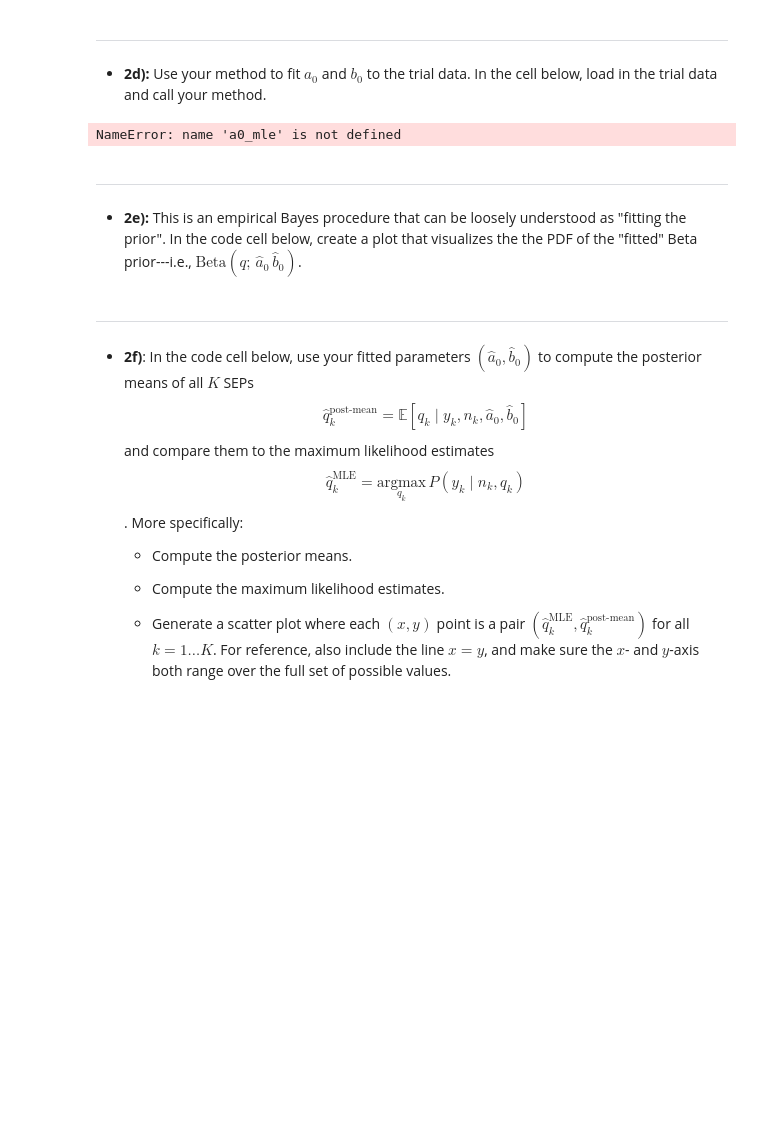
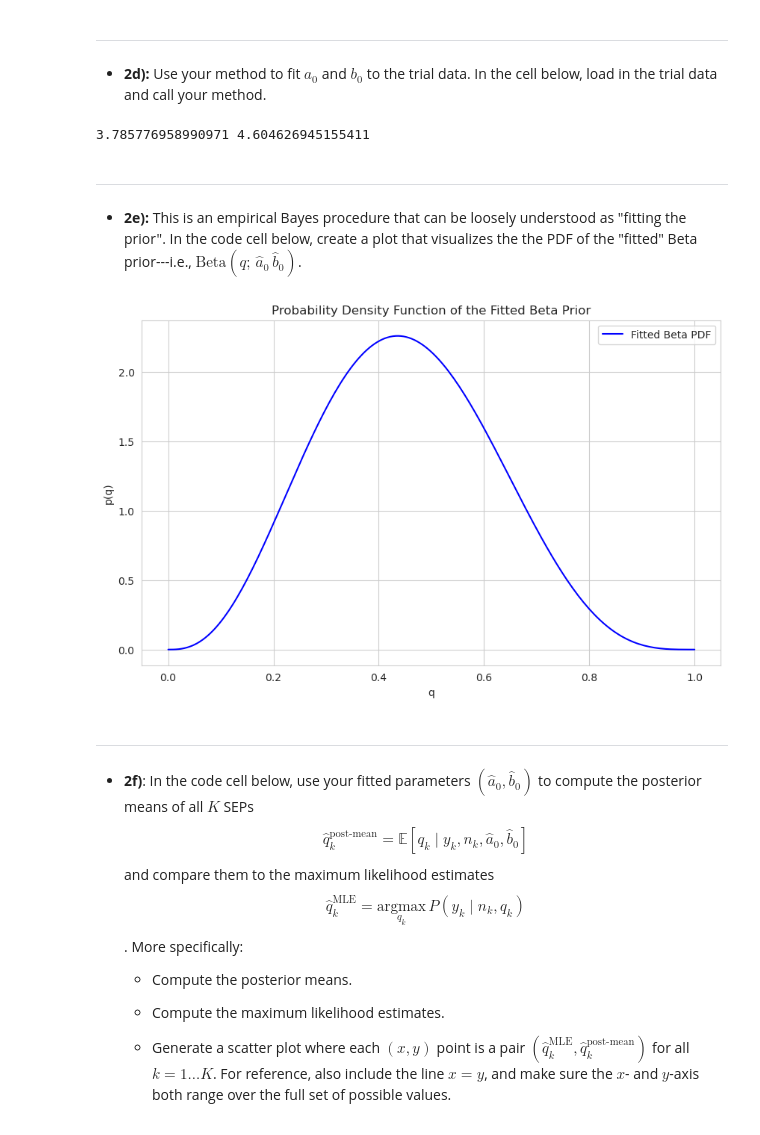
Before and after one commit to dfnoriega/stat_348_2024, a Jupyter notebook: assignments/hw2_dfn.ipynb, the cells around one changed output. Drawn from its saved outputs; the diff is of its cells as text; code cells hidden in the pictures; blank space fills up the shorter version.

```diff
--- a/assignments/hw2_dfn.ipynb
+++ b/assignments/hw2_dfn.ipynb
@@ -231,9 +287,15 @@ def neg_log_marginal_likelihood(params, y, n):
     Returns:
         float: the negative log-marginal likelihood
     """
+
     a0, b0 = params
 
-    # Your code here
+    # Using gammaln for log(binomial coefficient) and betaln for log(beta function)
+    log_binomial_coeff = sp.gammaln(n + 1) - (sp.gammaln(y + 1) + sp.gammaln(n - y + 1))
+    log_beta_function = sp.betaln(y + a0, n - y + b0) - sp.betaln(a0, b0)
+
+    # The negative log marginal likelihood is the sum of the negative log of the individual marginal likelihoods
+    neg_log_marginal_likelihood = -np.sum(log_binomial_coeff + log_beta_function)
 
     return neg_log_marginal_likelihood
 # %% [markdown]
@@ -256,7 +318,10 @@ def fit_marginal_likelihood(y, n):
         tuple: the MLE for a0 and b0
     """
 
-    # Your code here
+    initial_guess = [1, 1]
+    bounds = [(0, None), (0, None)]
+    parameters = minimize(neg_log_marginal_likelihood, initial_guess, args=(y, n), bounds=bounds, method='L-BFGS-B')
+    a0_mle, b0_mle = parameters.x
 
     return a0_mle, b0_mle
 # %% [markdown]
@@ -275,7 +340,7 @@ a0_mle, b0_mle = fit_marginal_likelihood(y, n)
 
 print(a0_mle, b0_mle)
 # %% [output]
-NameError: name 'a0_mle' is not defined
+3.785776958990971 4.604626945155411
 # %% [markdown]
 ----
 
@@ -285,3 +348,19 @@ NameError: name 'a0_mle' is not defined
+# %%
+q_t=np.linspace(0,1,200)
+p_t = st.beta.pdf(q_t, a0_mle, b0_mle)
+
+plt.figure(figsize=(10, 6))
+with sns.axes_style("whitegrid"):
+    sns.lineplot(x=q_t, y=p_t, color='blue', label='Fitted Beta PDF')
+    plt.xlabel('q')
+    plt.ylabel('p(q)')
+    plt.title('Probability Density Function of the Fitted Beta Prior')
+    plt.legend()
+    plt.grid(True)
+
+plt.show()
+# %% [output]
+[figure, added]
 # %% [markdown]
 ---
 - **2f)**: In the code cell below, use your fitted parameters $(\widehat{a}_0, \widehat{b}_0)$ to compute the posterior means of all $K$ SEPs $$\widehat{q}^{\textrm{post-mean}}_k = \mathbb{E}[q_k \mid y_k, n_k, \widehat{a}_0, \widehat{b}_0]$$
```
Also changed, not shown: parts of 13 cells of this notebook, 7 other files.
